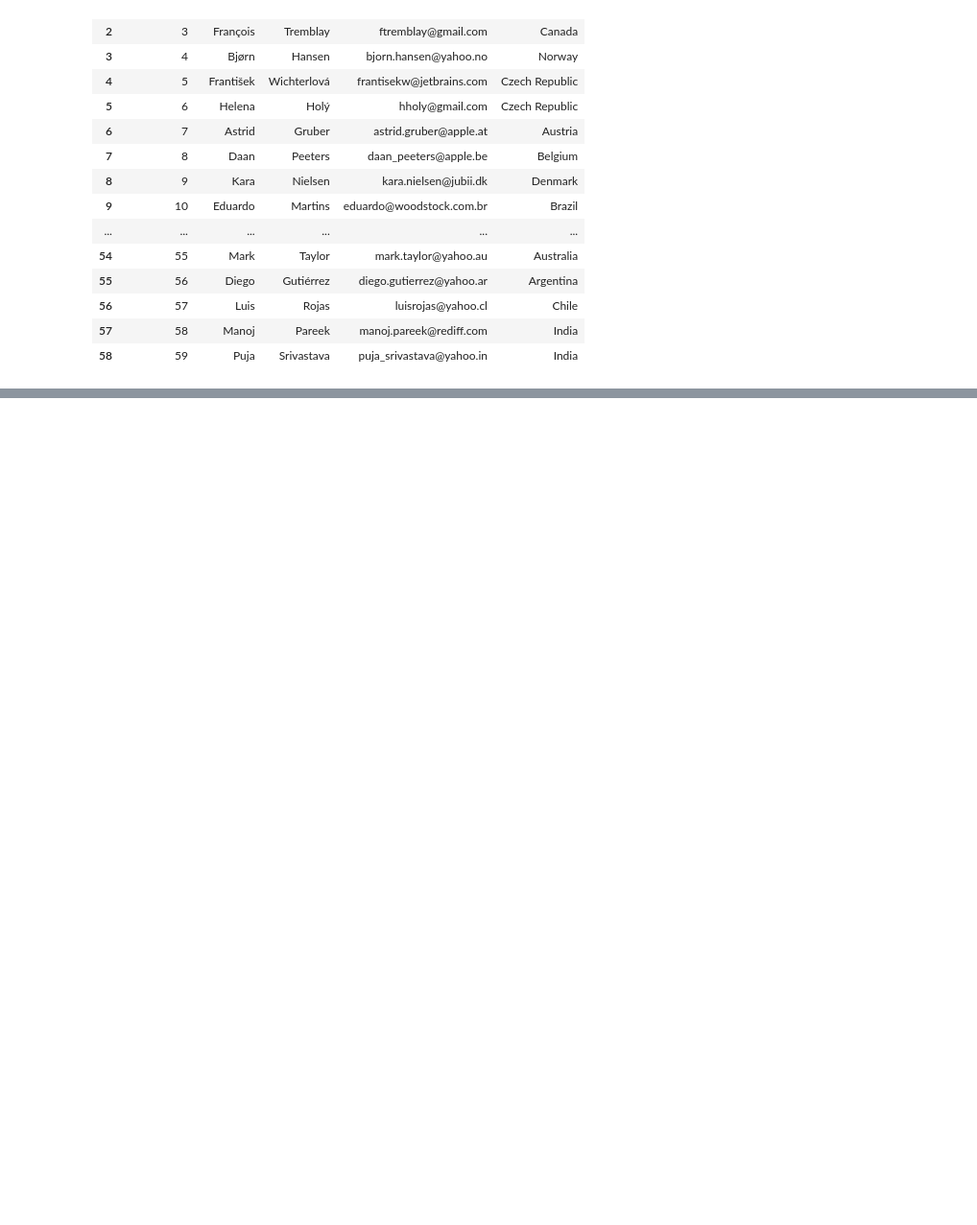
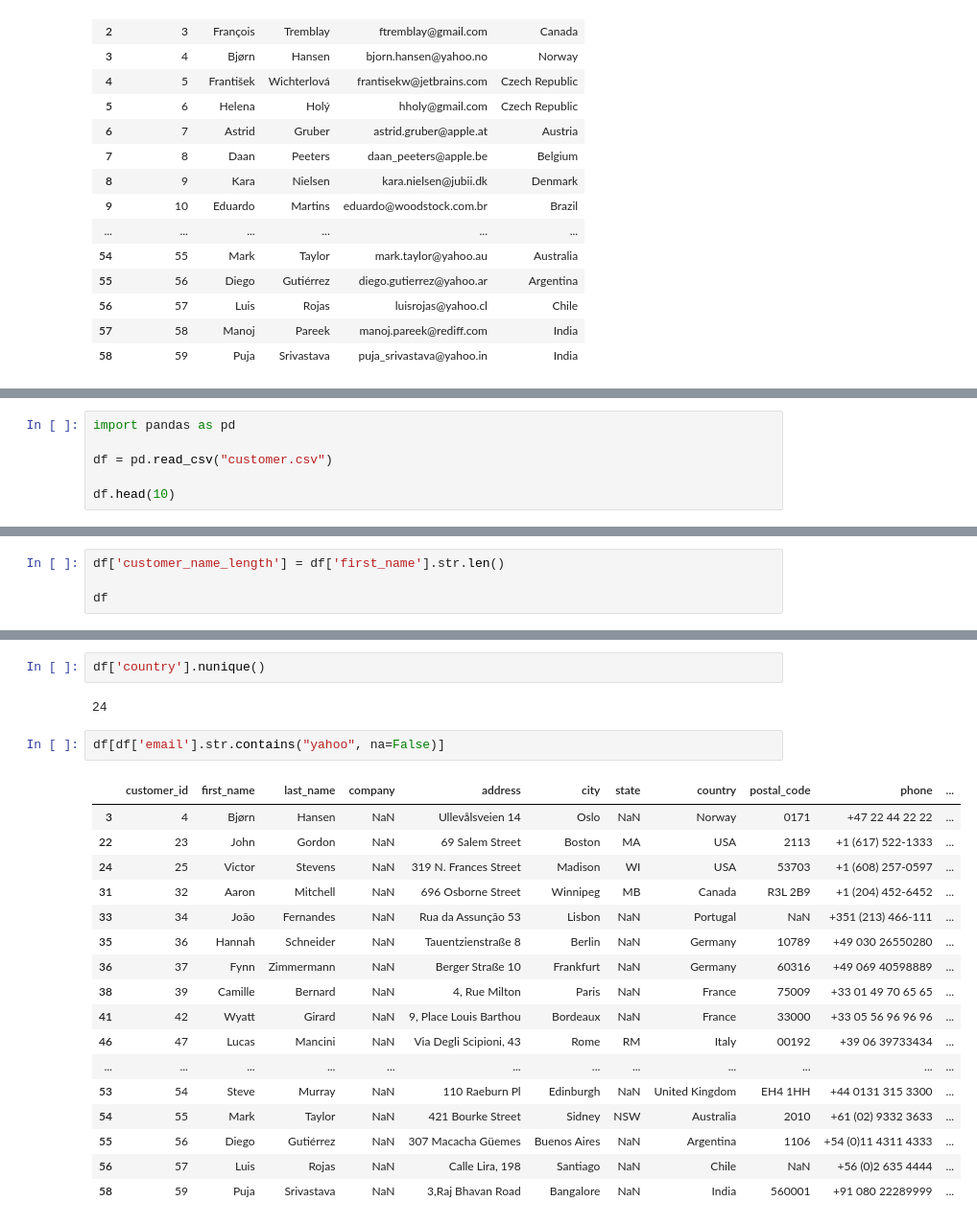
Before and after one commit to leventeblanar/Python_learn, a Jupyter notebook: Python_data_science/exercise.ipynb, the cells around one changed output, grey strips where cells are left out. Shown: that part at 96% size. Cells and saved outputs as stored; diff of their text form; blank space fills up the shorter version.

Commit message:
Pandas practice_sess

```diff
--- a/Python_data_science/exercise.ipynb
+++ b/Python_data_science/exercise.ipynb
@@ -304,0 +307,6 @@ sub_df
+# %%
+import pandas as pd
+
+df = pd.read_csv("customer.csv")
+
+df.head(10)
@@ -304,0 +338,4 @@ sub_df
+# %%
+df['customer_name_length'] = df['first_name'].str.len()
+
+df
@@ -304,0 +369,24 @@ sub_df
+# %%
+df['country'].nunique()
+# %% [output]
+24
+# %%
+df[df['email'].str.contains("yahoo", na=False)]
+# %% [output]
+|  | customer_id | first_name | last_name | company | address | city | state | country | postal_code | phone | ... |
+| 3 | 4 | Bjørn | Hansen | NaN | Ullevålsveien 14 | Oslo | NaN | Norway | 0171 | +47 22 44 22 22 | ... |
+| 22 | 23 | John | Gordon | NaN | 69 Salem Street | Boston | MA | USA | 2113 | +1 (617) 522-1333 | ... |
+| 24 | 25 | Victor | Stevens | NaN | 319 N. Frances Street | Madison | WI | USA | 53703 | +1 (608) 257-0597 | ... |
+| 31 | 32 | Aaron | Mitchell | NaN | 696 Osborne Street | Winnipeg | MB | Canada | R3L 2B9 | +1 (204) 452-6452 | ... |
+| 33 | 34 | João | Fernandes | NaN | Rua da Assunção 53 | Lisbon | NaN | Portugal | NaN | +351 (213) 466-111 | ... |
+| 35 | 36 | Hannah | Schneider | NaN | Tauentzienstraße 8 | Berlin | NaN | Germany | 10789 | +49 030 26550280 | ... |
+| 36 | 37 | Fynn | Zimmermann | NaN | Berger Straße 10 | Frankfurt | NaN | Germany | 60316 | +49 069 40598889 | ... |
+| 38 | 39 | Camille | Bernard | NaN | 4, Rue Milton | Paris | NaN | France | 75009 | +33 01 49 70 65 65 | ... |
+| 41 | 42 | Wyatt | Girard | NaN | 9, Place Louis Barthou | Bordeaux | NaN | France | 33000 | +33 05 56 96 96 96 | ... |
+| 46 | 47 | Lucas | Mancini | NaN | Via Degli Scipioni, 43 | Rome | RM | Italy | 00192 | +39 06 39733434 | ... |
+| ... | ... | ... | ... | ... | ... | ... | ... | ... | ... | ... | ... |
+| 53 | 54 | Steve | Murray | NaN | 110 Raeburn Pl | Edinburgh | NaN | United Kingdom | EH4 1HH | +44 0131 315 3300 | ... |
+| 54 | 55 | Mark | Taylor | NaN | 421 Bourke Street | Sidney | NSW | Australia | 2010 | +61 (02) 9332 3633 | ... |
+| 55 | 56 | Diego | Gutiérrez | NaN | 307 Macacha Güemes | Buenos Aires | NaN | Argentina | 1106 | +54 (0)11 4311 4333 | ... |
+| 56 | 57 | Luis | Rojas | NaN | Calle Lira, 198 | Santiago | NaN | Chile | NaN | +56 (0)2 635 4444 | ... |
+| 58 | 59 | Puja | Srivastava | NaN | 3,Raj Bhavan Road | Bangalore | NaN | India | 560001 | +91 080 22289999 | ... |
```
Also changed, not shown: parts of 14 cells of this notebook.
